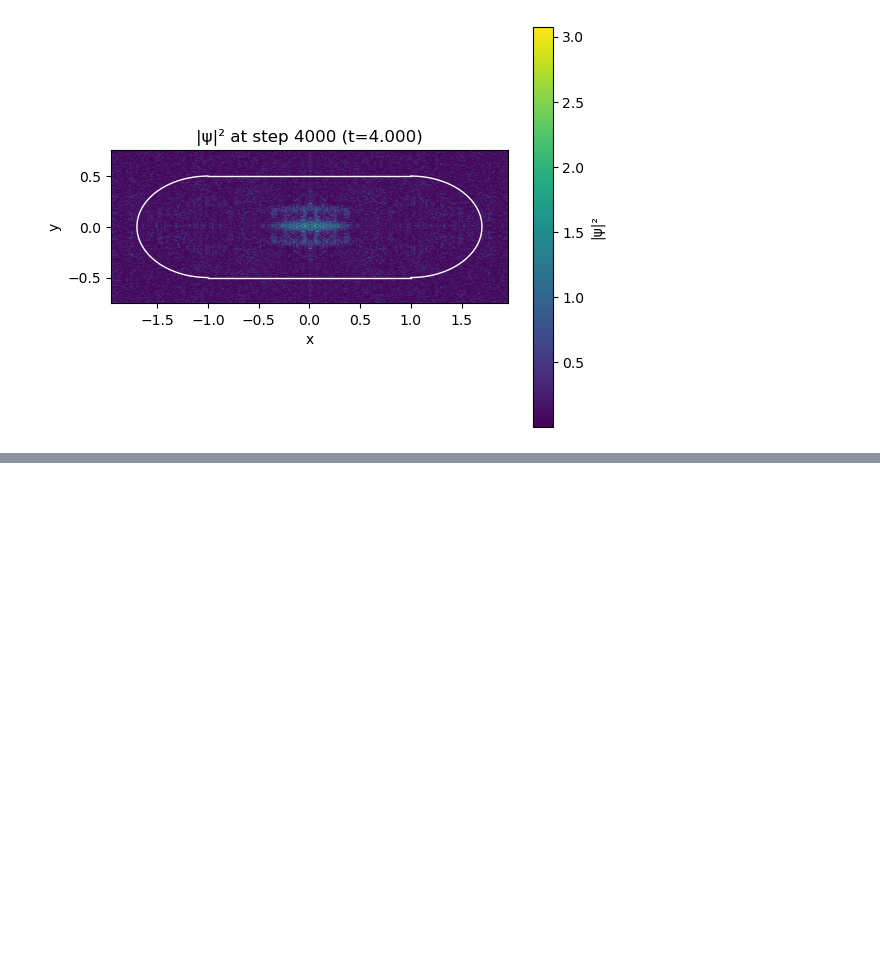
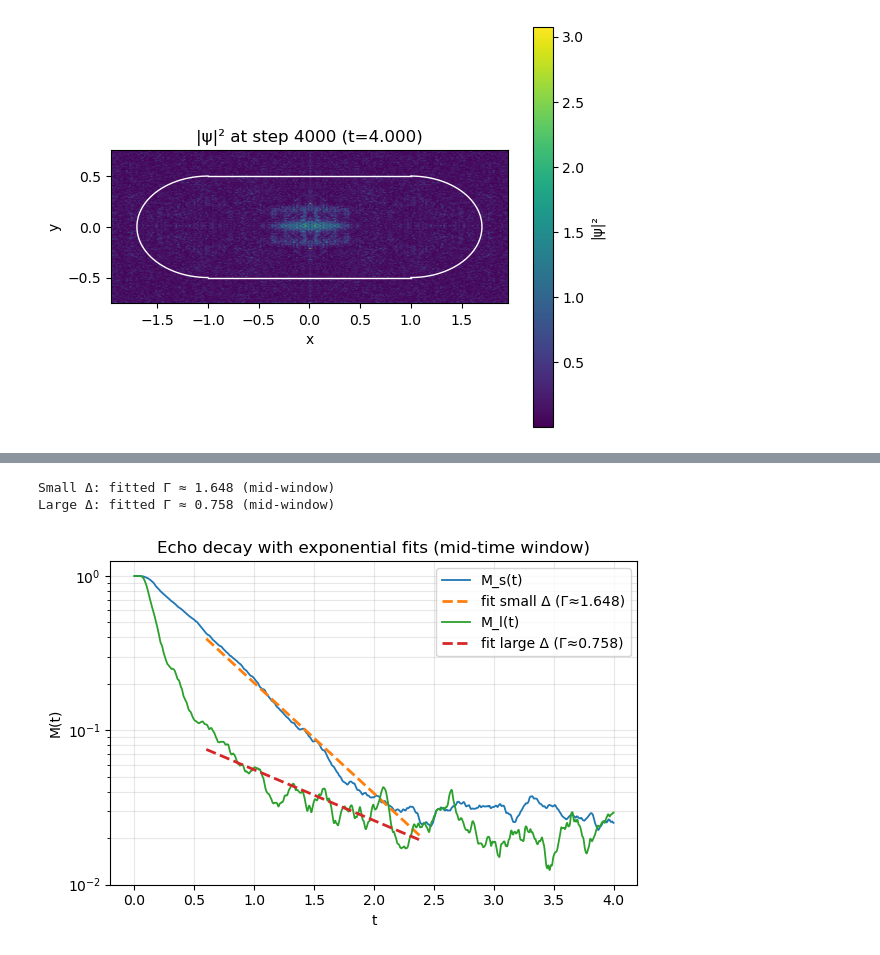
Before and after one commit to OmidZJ/HE-381-Team-Assignment-1, a Jupyter notebook: main.ipynb, the cells around one changed output, grey strips where cells are left out. Cells and saved outputs as stored; diff of their text form; code cells hidden in the pictures; blank space fills up the shorter version.

```diff
--- a/main.ipynb
+++ b/main.ipynb
@@ -1169,0 +1585,44 @@ for s, n in zip(snaps, when):
+# %%
+# Cell C7 — Crude exponential-decay fit (optional): log M(t) ≈ -Γ t + const over a mid-time window
+
+def fit_decay(ts, Ms, tmin_frac=0.15, tmax_frac=0.6, floor=1e-8):
+    mask = (ts >= ts[-1]*tmin_frac) & (ts <= ts[-1]*tmax_frac) & (Ms > floor)
+    if np.count_nonzero(mask) < 5:
+        return None
+    A = np.vstack([ts[mask], np.ones(np.sum(mask))]).T
+    y = np.log(Ms[mask])
+    gamma, C = np.linalg.lstsq(A, y, rcond=None)[0]
+    # gamma should be negative; decay rate Γ = -gamma
+    return -gamma, C, mask
+
+fit_s = fit_decay(ts_s, Ms_s)
+fit_l = fit_decay(ts_l, Ms_l)
+
+if fit_s is not None:
+    Gamma_s, C_s, mask_s = fit_s
+    print(f"Small Δ: fitted Γ ≈ {Gamma_s:.3f} (mid-window)")
+else:
+    print("Small Δ: not enough points for a stable exponential fit.")
+
+if fit_l is not None:
+    Gamma_l, C_l, mask_l = fit_l
+    print(f"Large Δ: fitted Γ ≈ {Gamma_l:.3f} (mid-window)")
+else:
+    print("Large Δ: not enough points for a stable exponential fit.")
+
+# Visualize the fit range(s)
+fig, ax = plt.subplots(figsize=(6.8, 4.2))
+ax.semilogy(ts_s, Ms_s, lw=1.3, label="M_s(t)")
+if fit_s is not None:
+    ax.semilogy(ts_s[mask_s], np.exp(-Gamma_s*ts_s[mask_s] + C_s), '--', lw=2, label=f"fit small Δ (Γ≈{Gamma_s:.3f})")
+ax.semilogy(ts_l, Ms_l, lw=1.3, label="M_l(t)")
+if fit_l is not None:
+    ax.semilogy(ts_l[mask_l], np.exp(-Gamma_l*ts_l[mask_l] + C_l), '--', lw=2, label=f"fit large Δ (Γ≈{Gamma_l:.3f})")
+ax.set_xlabel("t"); ax.set_ylabel("M(t)")
+ax.set_title("Echo decay with exponential fits (mid-time window)")
+ax.grid(True, which='both', alpha=0.3); ax.legend()
+plt.show()
+# %% [output]
+Small Δ: fitted Γ ≈ 1.648 (mid-window)
+Large Δ: fitted Γ ≈ 0.758 (mid-window)
+[figure, added]
```
Also changed, not shown: parts of 16 cells of this notebook.
